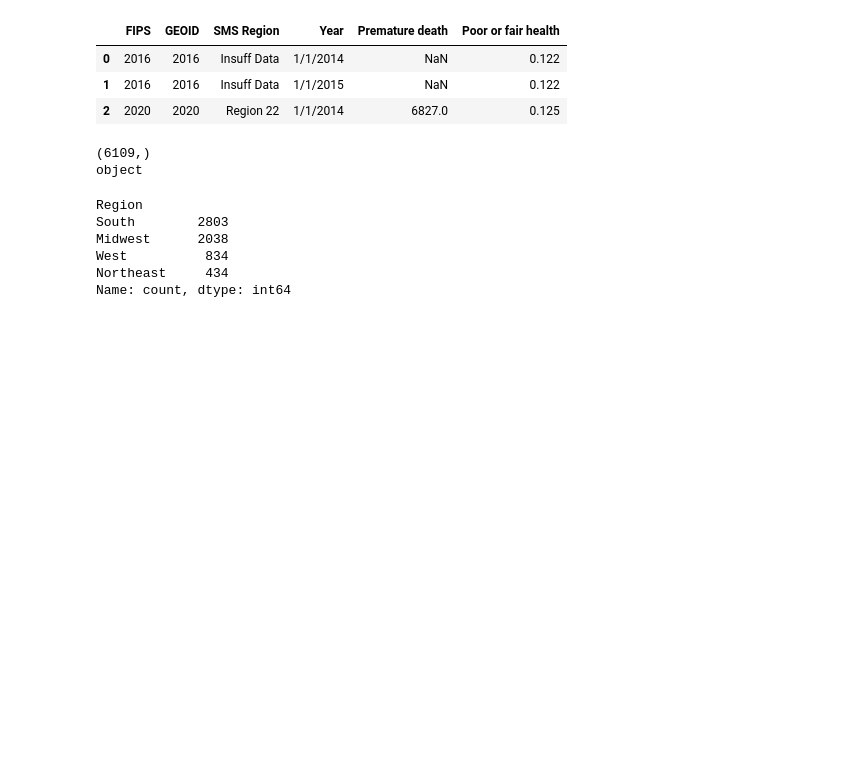
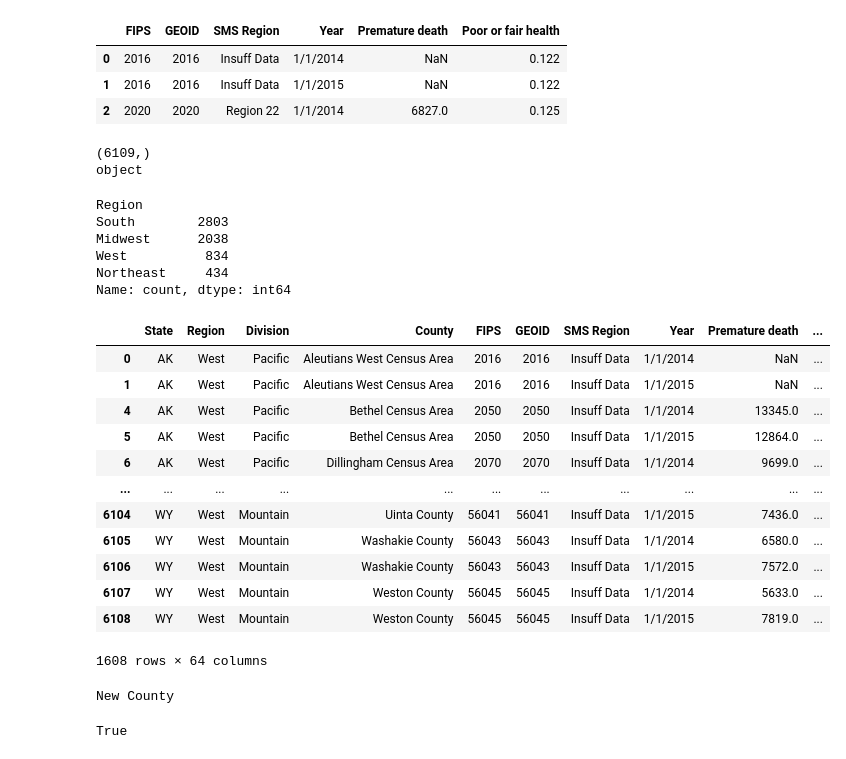
Before and after one commit to setiadha-unc/data720, a Jupyter notebook: Intro Into Data/exercise_01.ipynb, the cells around one changed output. Drawn from its saved outputs; the diff is of its cells as text; code cells hidden in the pictures; blank space fills up the shorter version.

```diff
--- a/Intro Into Data/exercise_01.ipynb
+++ b/Intro Into Data/exercise_01.ipynb
@@ -151,3 +151,19 @@ Northeast     434
 Name: count, dtype: int64
 # %%
 myDataSMS = myData[myData["SMS Region"] == "Insuff Data"]
+# %%
+myDataSMS
+# %% [output]
+|  | State | Region | Division | County | FIPS | GEOID | SMS Region | Year | Premature death | ... |
+| 0 | AK | West | Pacific | Aleutians West Census Area | 2016 | 2016 | Insuff Data | 1/1/2014 | NaN | ... |
+| 1 | AK | West | Pacific | Aleutians West Census Area | 2016 | 2016 | Insuff Data | 1/1/2015 | NaN | ... |
+| 4 | AK | West | Pacific | Bethel Census Area | 2050 | 2050 | Insuff Data | 1/1/2014 | 13345.0 | ... |
+| 5 | AK | West | Pacific | Bethel Census Area | 2050 | 2050 | Insuff Data | 1/1/2015 | 12864.0 | ... |
+| 6 | AK | West | Pacific | Dillingham Census Area | 2070 | 2070 | Insuff Data | 1/1/2014 | 9699.0 | ... |
+| ... | ... | ... | ... | ... | ... | ... | ... | ... | ... | ... |
+| 6104 | WY | West | Mountain | Uinta County | 56041 | 56041 | Insuff Data | 1/1/2015 | 7436.0 | ... |
+| 6105 | WY | West | Mountain | Washakie County | 56043 | 56043 | Insuff Data | 1/1/2014 | 6580.0 | ... |
+| 6106 | WY | West | Mountain | Washakie County | 56043 | 56043 | Insuff Data | 1/1/2015 | 7572.0 | ... |
+| 6107 | WY | West | Mountain | Weston County | 56045 | 56045 | Insuff Data | 1/1/2014 | 5633.0 | ... |
+| 6108 | WY | West | Mountain | Weston County | 56045 | 56045 | Insuff Data | 1/1/2015 | 7819.0 | ... |
+1608 rows × 64 columns
@@ -153,0 +174,8 @@ myDataSMS = myData[myData["SMS Region"] == "Insuff Data"]
+# %%
+print(ex["County"][0] )
+# %% [output]
+New County
+# %%
+all(myDataSMS["Region"]==myDataSMS.Region)
+# %% [output]
+True
```
Also changed, not shown: parts of 3 cells of this notebook, 28 other files.
